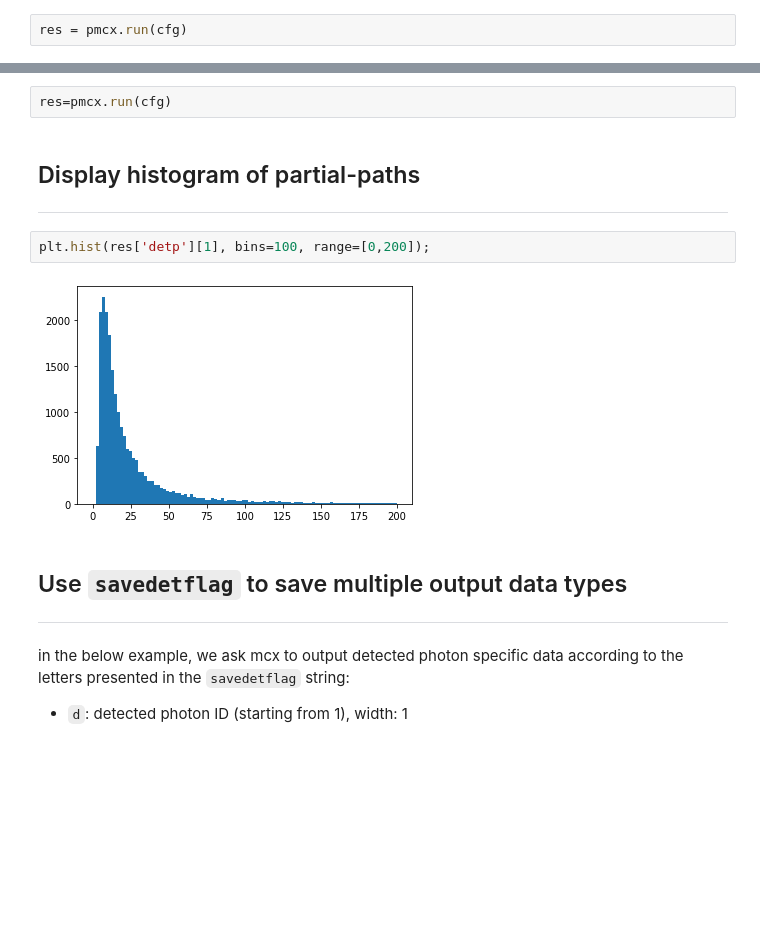
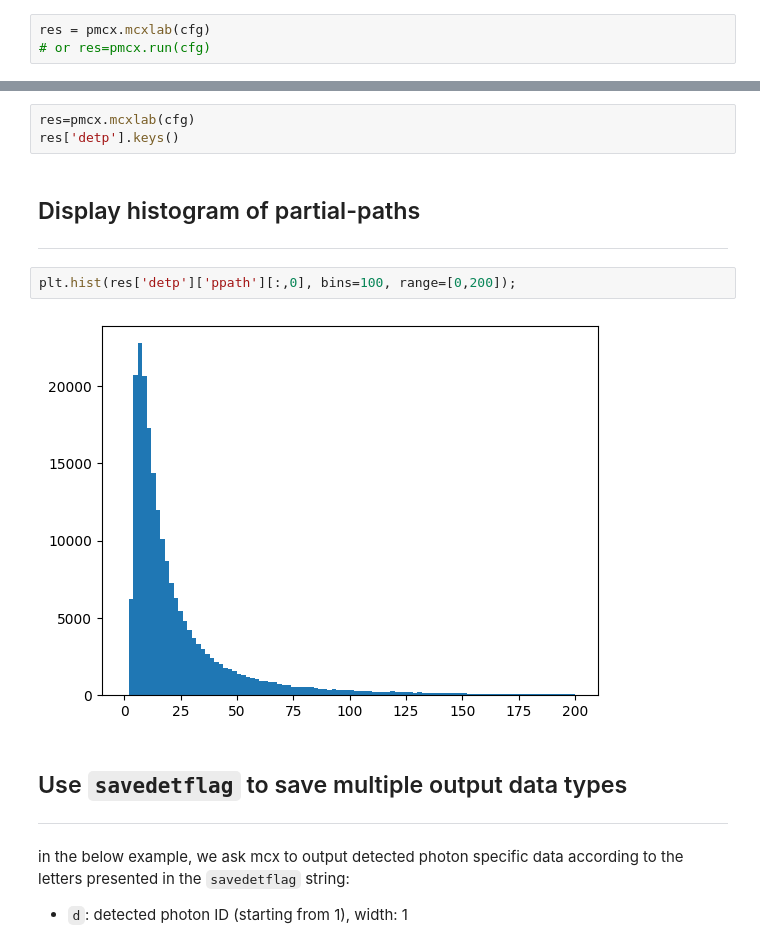
Before and after one commit to fangq/mcx, a Jupyter notebook: pmcx/tutorials/pmcx_getting_started.ipynb, the cells around one changed output, grey strips where cells are left out. Cells and saved outputs as stored; diff of their text form; blank space fills up the shorter version.

```diff
--- a/pmcx/tutorials/pmcx_getting_started.ipynb
+++ b/pmcx/tutorials/pmcx_getting_started.ipynb
@@ -82,7 +82,8 @@ cfg = {
 
 ---
 # %%
-res = pmcx.run(cfg)
+res = pmcx.mcxlab(cfg)
+# or res=pmcx.run(cfg)
 # %% [markdown]
 ## Step 5: Visualize results
 
@@ -187,15 +195,16 @@ dict_keys(['nphoton', 'vol', 'tstart', 'tend', 'tstep', 'srcpos', 'srcdir', 'pro
 # %% [markdown]
 ## Run simulation, detected photons are stored in `res['detp']`
 # %%
-res=pmcx.run(cfg)
+res=pmcx.mcxlab(cfg)
+res['detp'].keys()
 # %% [markdown]
 ## Display histogram of partial-paths
 
 ---
 # %%
-plt.hist(res['detp'][1], bins=100, range=[0,200]);
+plt.hist(res['detp']['ppath'][:,0], bins=100, range=[0,200]);
 # %% [output]
-[figure, old version]
+[figure, new version]
 # %% [markdown]
 ## Use `savedetflag` to save multiple output data types
 
```
Also changed, not shown: parts of 12 cells of this notebook, 4 other files.
